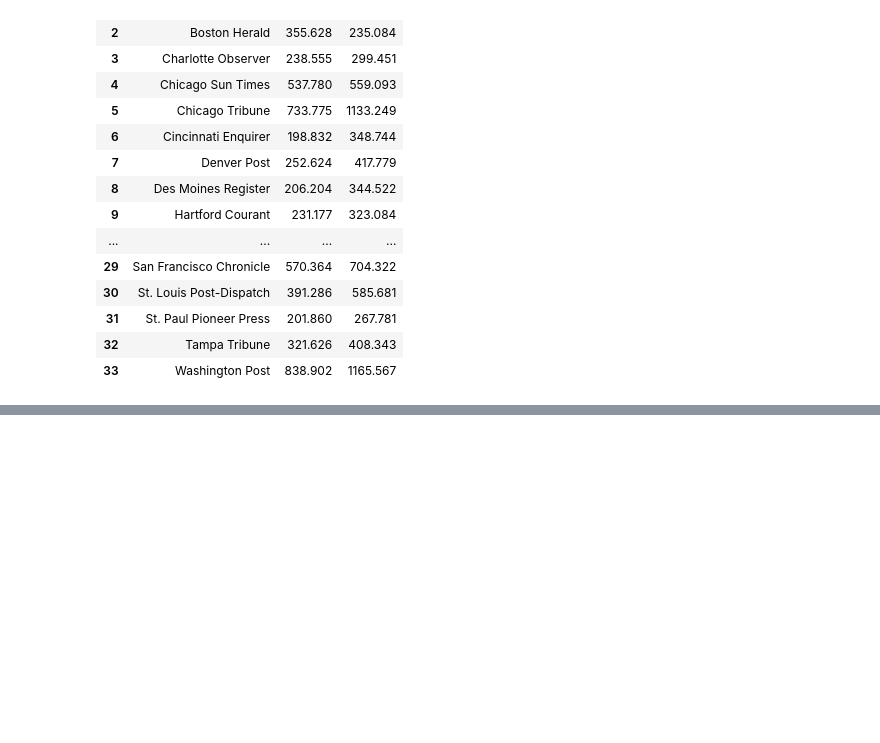
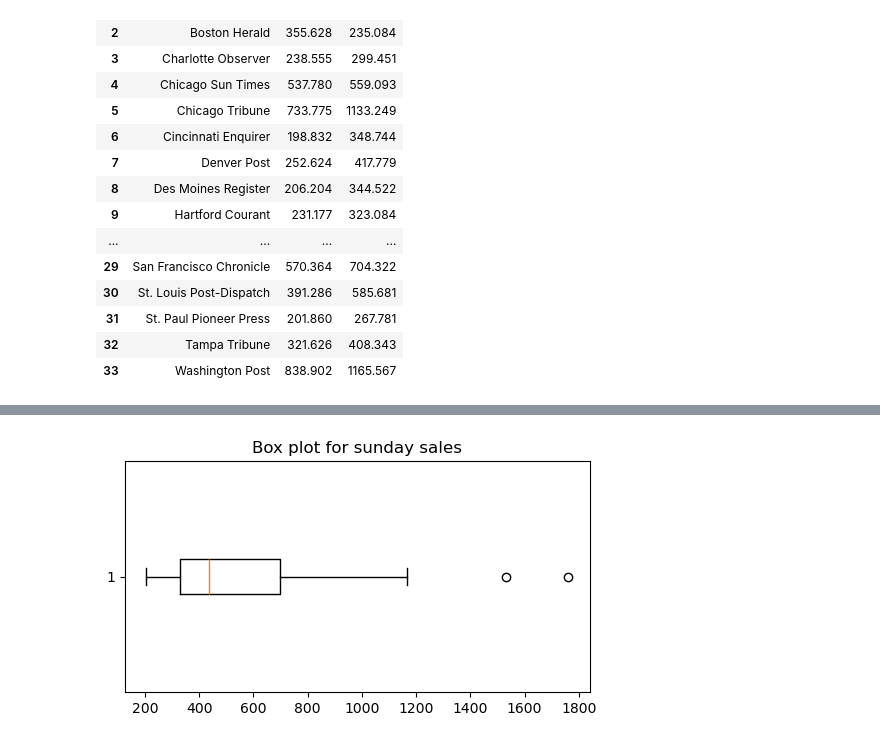
Before and after one commit to Danishheheh/aiml, a Jupyter notebook: linearregression.ipynb, the cells around one changed output, grey strips where cells are left out. Cells and saved outputs as stored; diff of their text form; code cells hidden in the pictures; blank space fills up the shorter version.

```diff
--- a/linearregression.ipynb
+++ b/linearregression.ipynb
@@ -23,0 +74,9 @@ data
+# %%
+# boxplot for daily coumn
+
+plt.figure(figsize=(6,3))
+plt.title("Box plot for sunday sales")
+plt.boxplot(data1['sunday'],vert=False)
+plt.show()
+# %% [output]
+[figure, added]
```
Also changed, not shown: parts of 16 cells of this notebook.
